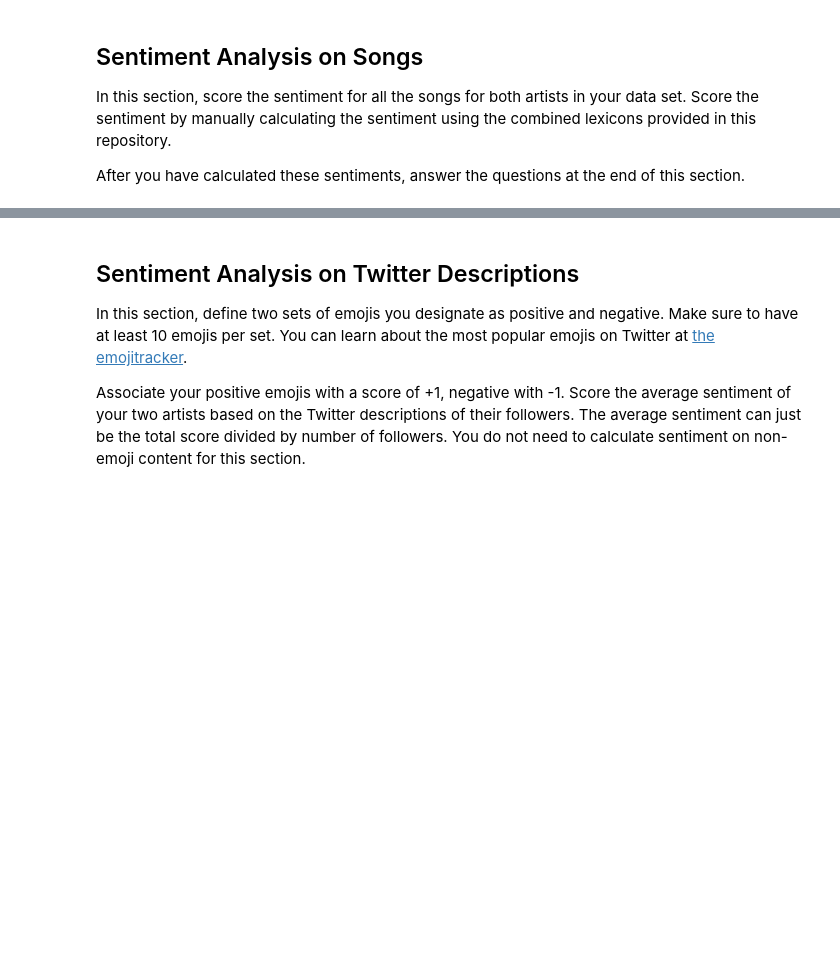
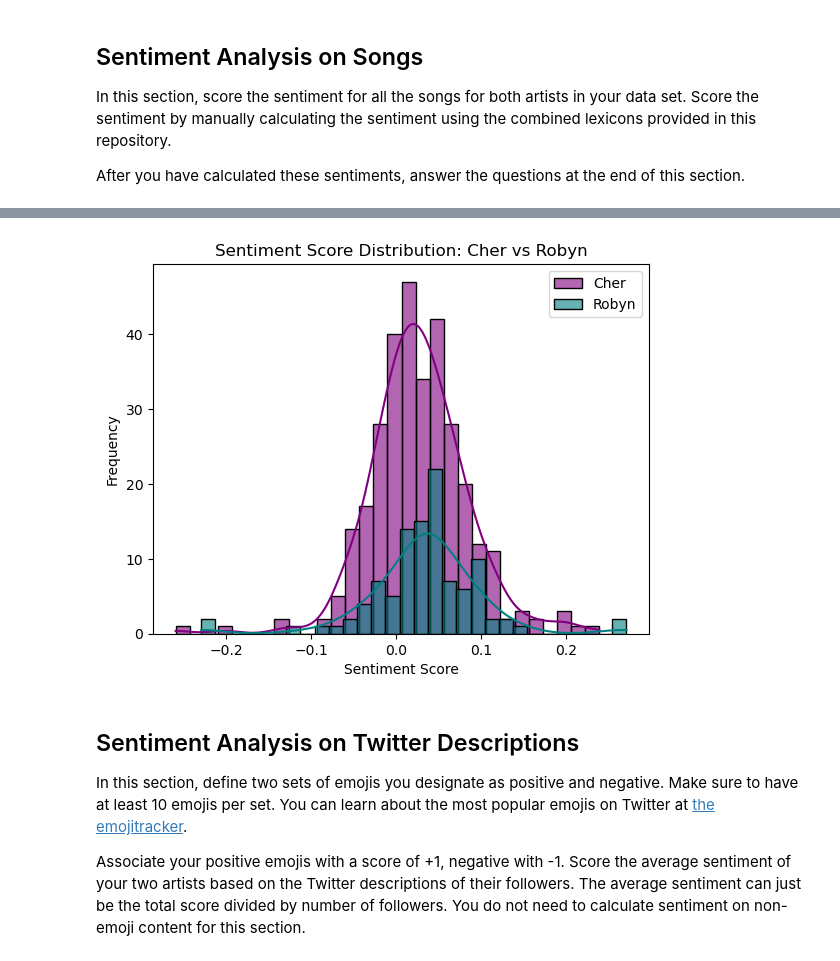
Before and after one commit to junclemente/ads509-assignments, a Jupyter notebook: wk6/Sentiment Assignment.ipynb, the cells around one changed output, grey strips where cells are left out. Drawn from its saved outputs; the diff is of its cells as text; code cells hidden in the pictures; blank space fills up the shorter version.

Commit message:
feat: Complete sentiment analysis of song lyrics

```diff
--- a/wk6/Sentiment Assignment.ipynb
+++ b/wk6/Sentiment Assignment.ipynb
@@ -406,3 +562,6 @@ In this section, score the sentiment for all the songs for both artists in your
 After you have calculated these sentiments, answer the questions at the end of this section.
 # %%
 # your code here
+df_lyrics["sentiment_score"] = df_lyrics["lyrics"].apply(sentiment_score).round(5)
+
+df_lyrics.sample(5)
@@ -428,6 +702,33 @@ A: <!-- Your answer here -->
 ---
 
 Q: Plot the distributions of the sentiment scores for both artists. You can use `seaborn` to plot densities or plot histograms in matplotlib.
+# %%
+# plot cher
+sns.histplot(
+    df_lyrics[df_lyrics["artist"] == "cher"]["sentiment_score"],
+    bins=30,
+    kde=True,
+    color="purple",
+    label="Cher",
+    alpha=0.6,
+)
+# plot robyn
+sns.histplot(
+    df_lyrics[df_lyrics["artist"] == "robyn"]["sentiment_score"],
+    bins=30,
+    kde=True,
+    color="teal",
+    label="Robyn",
+    alpha=0.6,
+)
+
+plt.title("Sentiment Score Distribution: Cher vs Robyn")
+plt.xlabel("Sentiment Score")
+plt.ylabel("Frequency")
+plt.legend()
+plt.show()
+# %% [output]
+[figure, added]
 # %% [markdown]
 ## Sentiment Analysis on Twitter Descriptions
 
```
Also changed, not shown: parts of 14 cells of this notebook.
